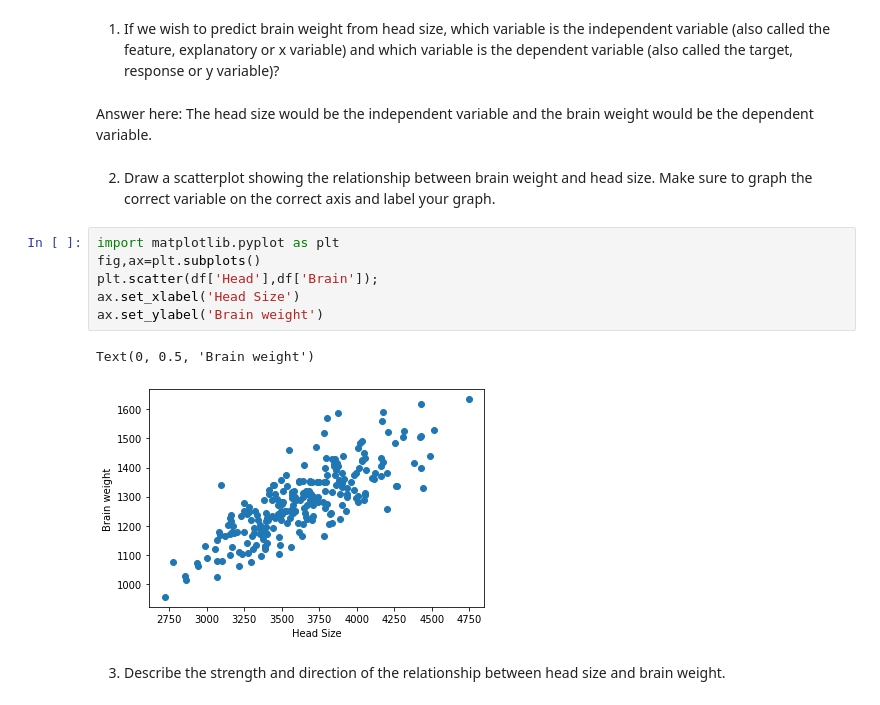
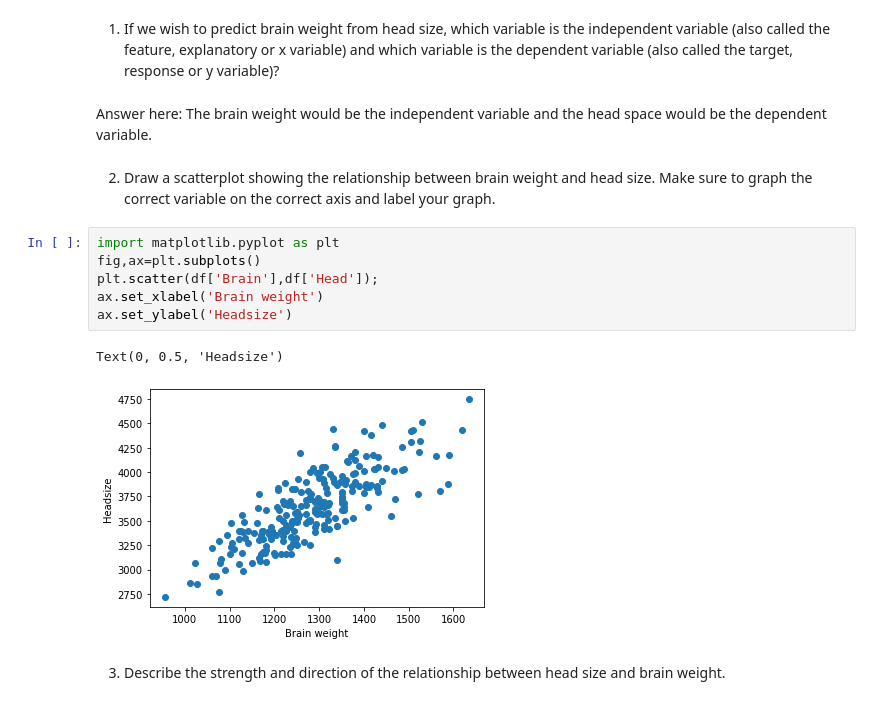
Before and after one commit to mariokart345/DS-Unit-1-Sprint-3-Linear-Algebra, a Jupyter notebook: module1-linear-correlation-regression/LS_DS_131_Simple_Linear_Regression_Assignment.ipynb, the cells around one changed output. Saved outputs shown, nothing was run; the diff lists cells and outputs as text.

```diff
--- a/module1-linear-correlation-regression/LS_DS_131_Simple_Linear_Regression_Assignment.ipynb
+++ b/module1-linear-correlation-regression/LS_DS_131_Simple_Linear_Regression_Assignment.ipynb
@@ -43,18 +43,18 @@ The two variables we are interested in - for now - are
 # %% [markdown]
 1) If we wish to predict brain weight from head size, which variable is the independent variable (also called the feature, explanatory or x variable) and which variable is the dependent variable (also called the target, response or y variable)?
 # %% [markdown]
-Answer here: The head size would be the independent variable and the brain weight would be the dependent variable.
+Answer here: The brain weight would be the independent variable and the head space would be the dependent variable.
 # %% [markdown]
 2) Draw a scatterplot showing the relationship between brain weight and head size.  Make sure to graph the correct variable on the correct axis and label your graph.
 # %%
 import matplotlib.pyplot as plt
 fig,ax=plt.subplots()
-plt.scatter(df['Head'],df['Brain']);
-ax.set_xlabel('Head Size')
-ax.set_ylabel('Brain weight')
+plt.scatter(df['Brain'],df['Head']);
+ax.set_xlabel('Brain weight')
+ax.set_ylabel('Headsize')
 # %% [output]
-Text(0, 0.5, 'Brain weight')
+Text(0, 0.5, 'Headsize')
-[figure, old version]
+[figure, new version]
 # %% [markdown]
 3) Describe the strength and direction of the relationship between head size and brain weight.
 # %% [markdown]
```
Also changed, not shown: parts of 6 cells of this notebook.
